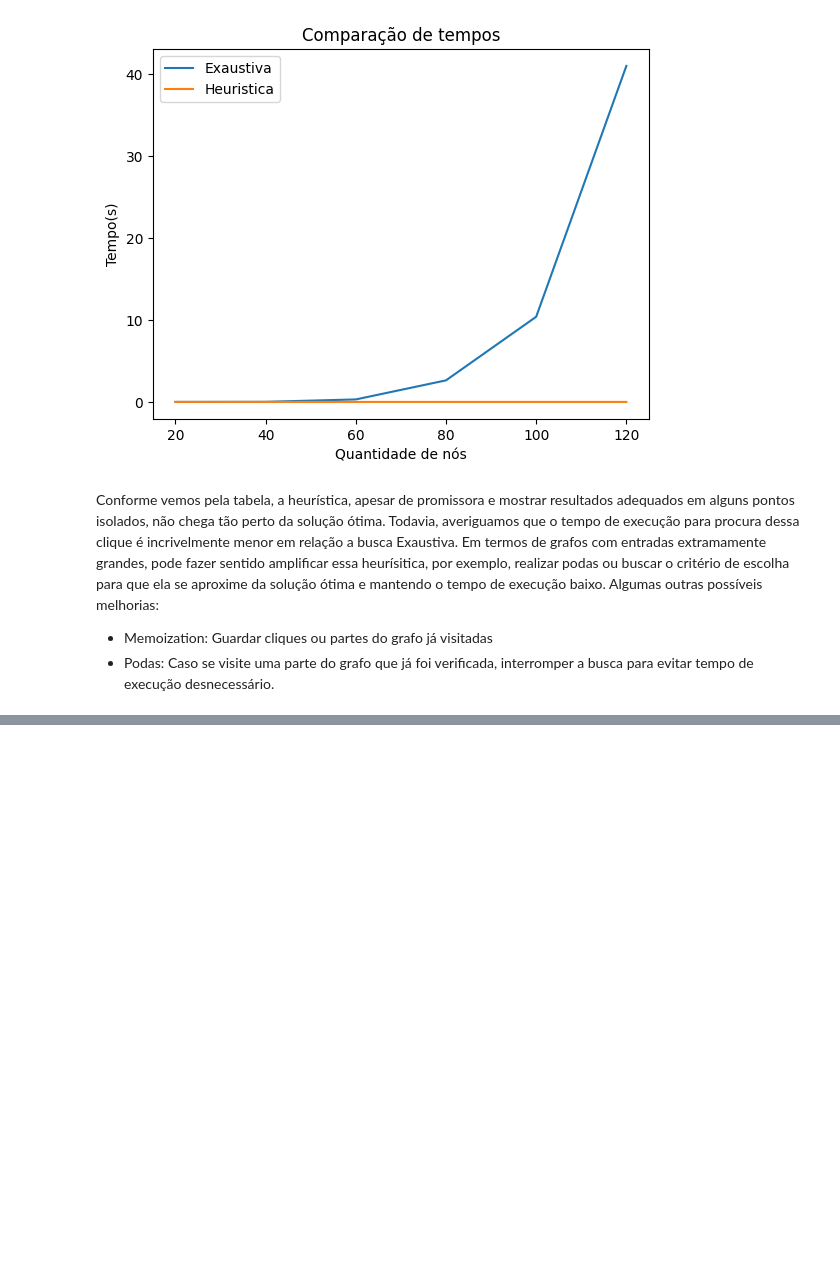
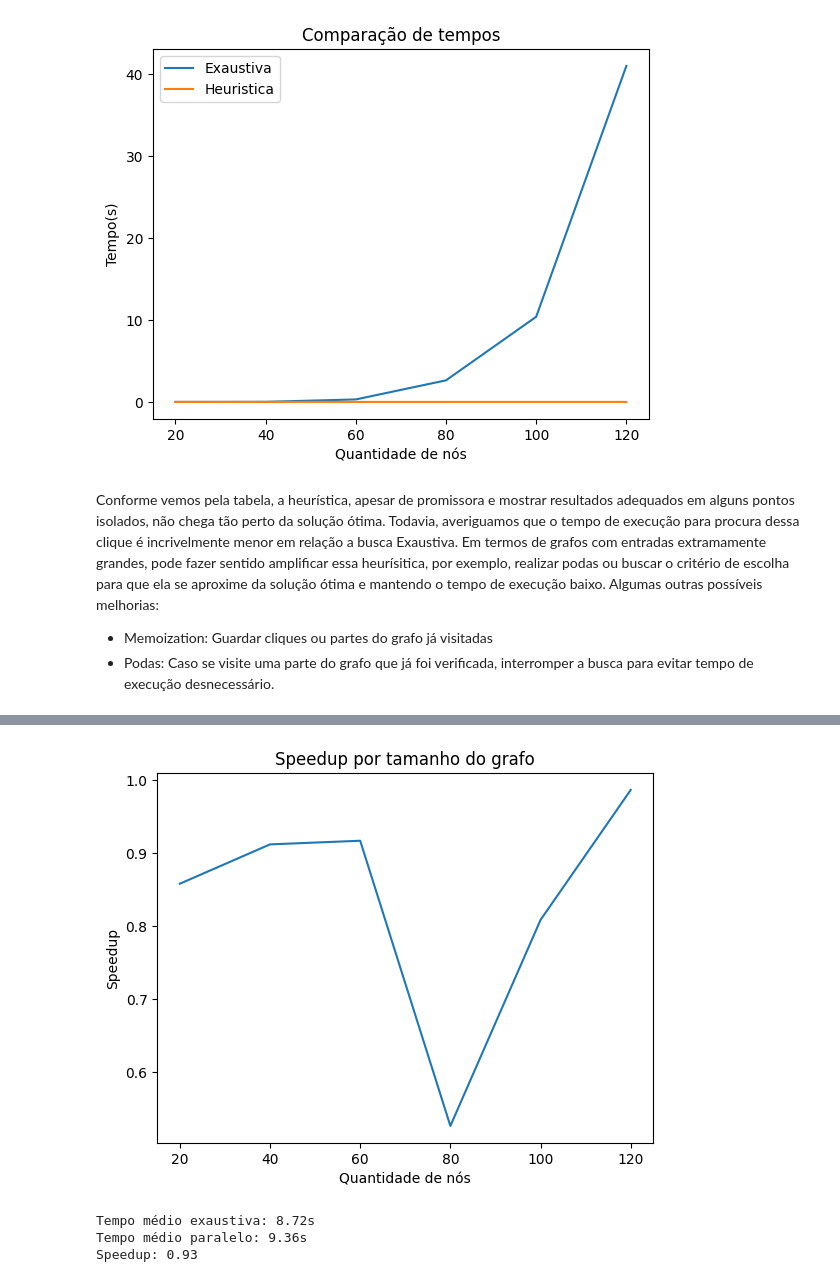
Before and after one commit to niveaabreu/Graph-Maximal-Clique, a Jupyter notebook: Relatorio.ipynb, the cells around one changed output, grey strips where cells are left out. Cells and saved outputs as stored; diff of their text form; code cells hidden in the pictures; blank space fills up the shorter version.

```diff
--- a/Relatorio.ipynb
+++ b/Relatorio.ipynb
@@ -488,0 +666,27 @@ Algumas outras possíveis melhorias:
+# %%
+import matplotlib.pyplot as plt
+speedups = [x/y for (x,y) in zip(tempo_exaustiva,tempos_paralelo)]
+plt.plot(tamanhos, speedups)
+plt.ylabel('Speedup')
+plt.xlabel('Quantidade de nós')
+plt.title('Speedup por tamanho do grafo')
+plt.show()
+# %% [output]
+[figure, added]
+# %%
+
+tempo_medio_exaustiva = sum(tempo_exaustiva) / len(tempo_exaustiva)
+
+
+tempo_medio_paralelo = sum(tempos_paralelo) / len(tempos_paralelo)
+
+
+speedup = tempo_medio_exaustiva / tempo_medio_paralelo
+
+print(f"Tempo médio exaustiva: {tempo_medio_exaustiva:.2f}s")
+print(f"Tempo médio paralelo: {tempo_medio_paralelo:.2f}s")
+print(f"Speedup: {speedup:.2f}")
+# %% [output]
+Tempo médio exaustiva: 8.72s
+Tempo médio paralelo: 9.36s
+Speedup: 0.93
```
Also changed, not shown: parts of 5 cells of this notebook.
